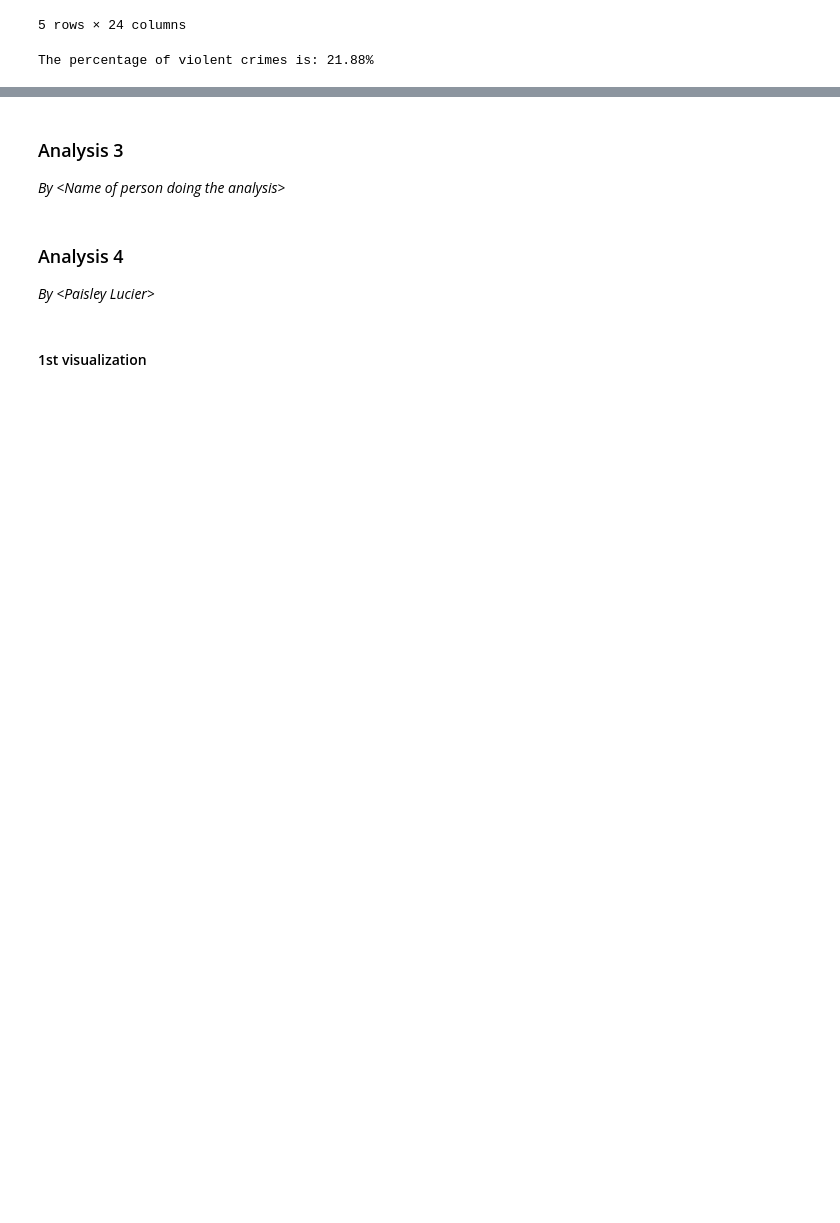
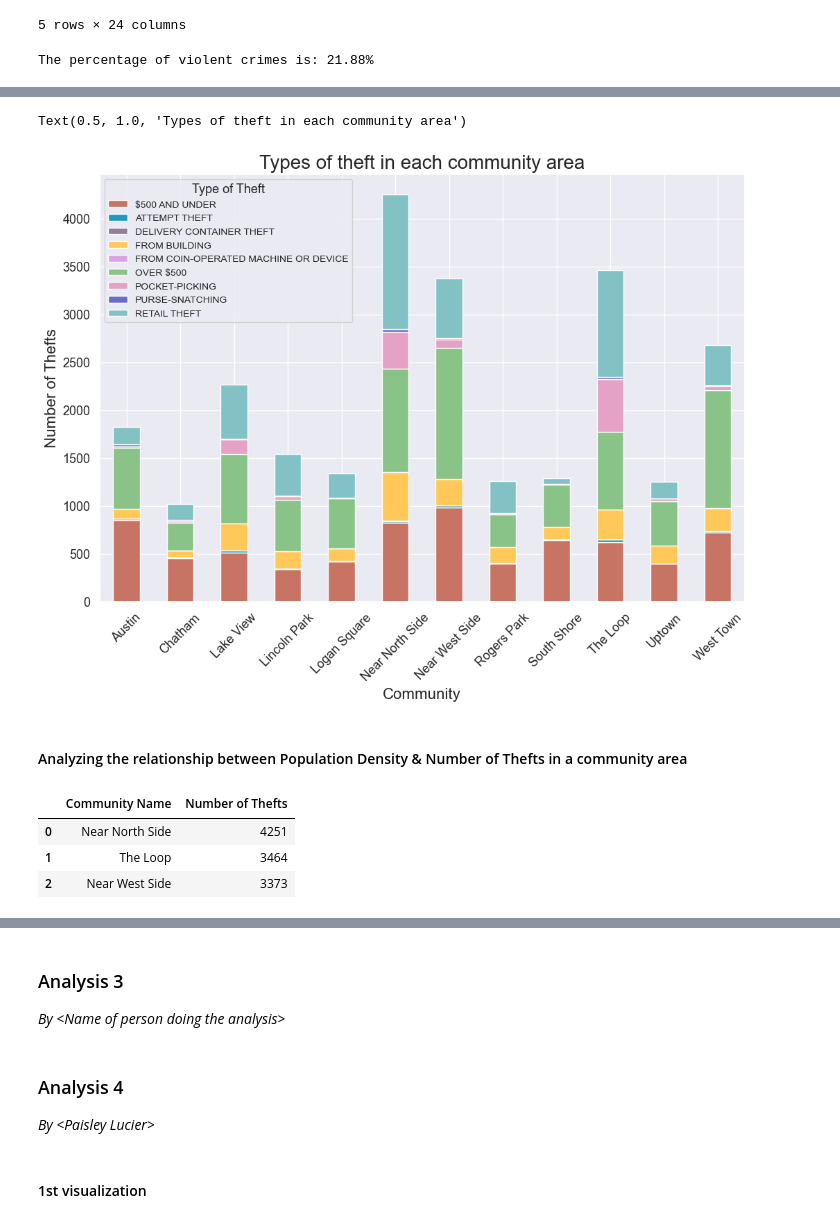
Before and after one commit to ashou2004/Chicago-Crime-Data-Analysis, a Jupyter notebook: Combined_Code.ipynb, the cells around one changed output, grey strips where cells are left out. Drawn from its saved outputs; the diff is of its cells as text; code cells hidden in the pictures; blank space fills up the shorter version.

```diff
--- a/Combined_Code.ipynb
+++ b/Combined_Code.ipynb
@@ -718,0 +718,6 @@ The percentage of violent crimes is: 21.88%
+# %%
+# Finding the top 12 community areas that experience the most theft
+top_12_community_areas = theft_community_data['Community Name'].value_counts().head(12)
+top_12_areas_list = top_12_community_areas.index.to_list()
+top_12_areas_data = theft_community_data[theft_community_data['Community Name'].isin(top_12_areas_list)]
+top_12_areas_data.head(3)
@@ -718,0 +730,3 @@ The percentage of violent crimes is: 21.88%
+# %%
+theft_type = pd.crosstab(top_12_areas_data['Community Name'], top_12_areas_data['Description'])
+theft_type.head(3) # Making the dataframe suitable for a stacked bar-plot
@@ -718,0 +739,31 @@ The percentage of violent crimes is: 21.88%
+# %%
+# Color palette
+colors = ["#c77464", "#2396be", "#967aa0", "#ffc858", "#d8a2e7", "#89c388", "#e6a1c6", "#6c6bc9", "#82c1c4", "#d98c55"]
+sns.set_palette(sns.color_palette(colors))
+
+# Stacked barplot
+ax = theft_type.plot.bar(stacked = True, ylabel = 'Number of Thefts', figsize=(12, 8), xlabel = 'Community')
+ax.tick_params(axis = 'both', labelsize = 13)
+ax.tick_params(axis = 'x', labelrotation = 45)
+
+# Labels for the plot
+ax.legend(title = 'Type of Theft', fontsize=10, title_fontsize=13)
+ax.set_xlabel('Community', fontsize=16)
+ax.set_ylabel('Number of Thefts', fontsize=16)
+ax.set_title('Types of theft in each community area', fontsize=20)
+# %% [output]
+Text(0.5, 1.0, 'Types of theft in each community area')
+[figure, added]
+# %% [markdown]
+#### Analyzing the relationship between Population Density & Number of Thefts in a community area
+# %%
+# Create a dataframe with Community Names and their corresponding Number of Thefts
+theft_counts_areas = pd.DataFrame(theft_community_data['Community Name'].value_counts())
+theft_counts_areas = theft_counts_areas.reset_index()
+theft_counts_areas.columns = ["Community Name", "Number of Thefts"]
+theft_counts_areas.head(3)
+# %% [output]
+|  | Community Name | Number of Thefts |
+| 0 | Near North Side | 4251 |
+| 1 | The Loop | 3464 |
+| 2 | Near West Side | 3373 |
```
Also changed, not shown: parts of 13 cells of this notebook.
